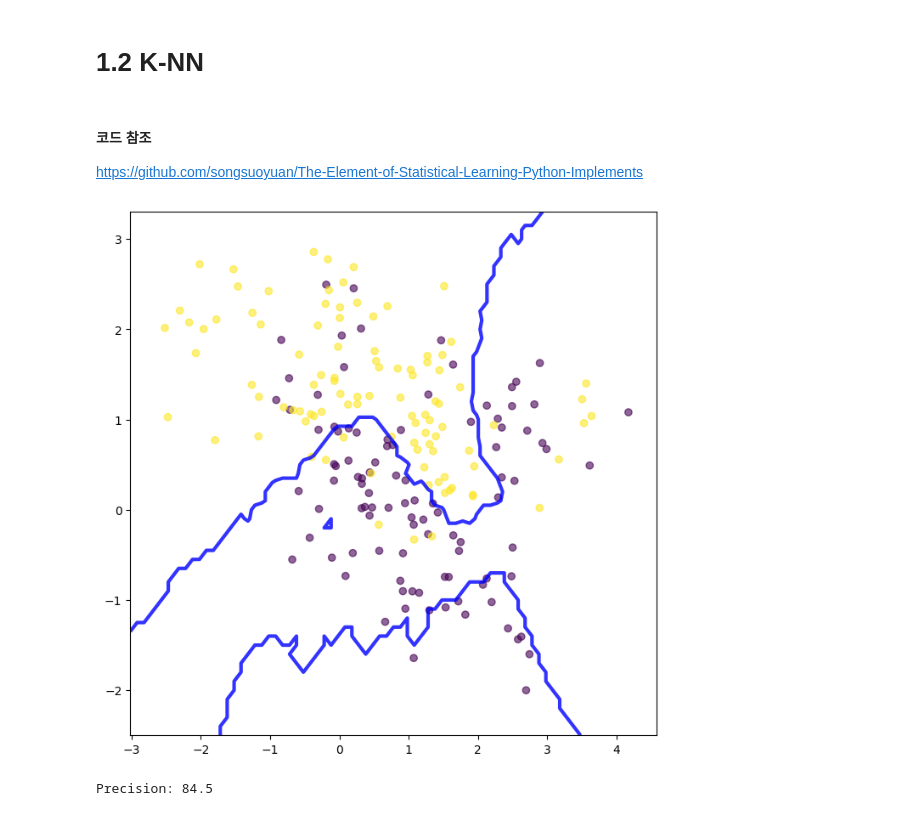
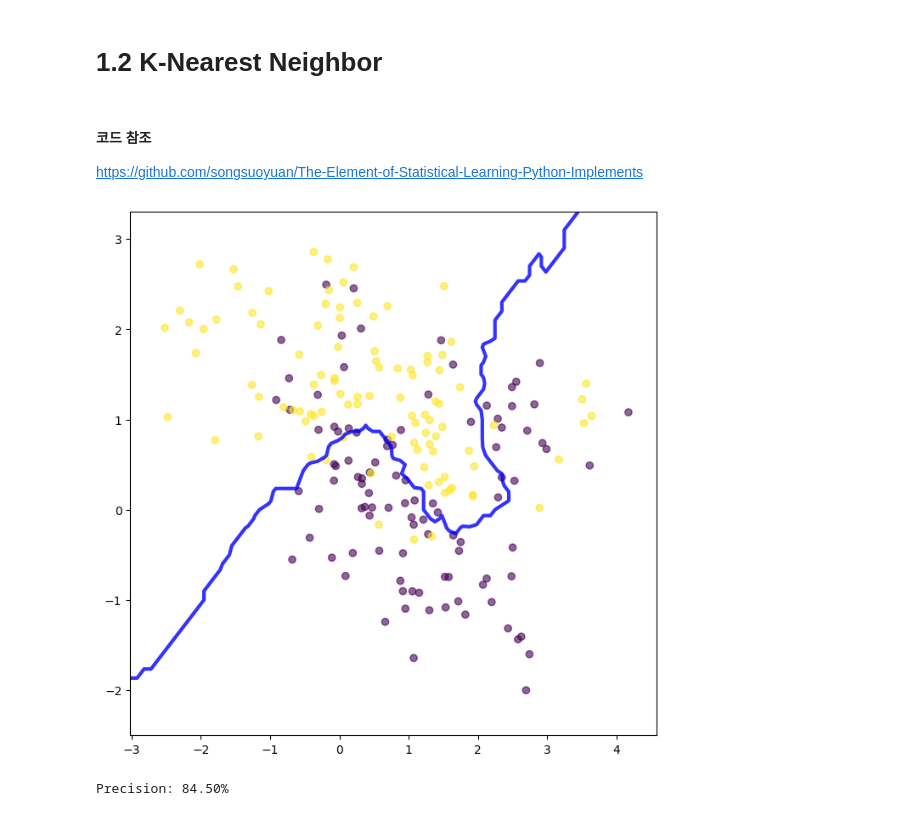
Before and after one commit to SLCFLAB/Fintech2025-2, a Jupyter notebook: Basic_day1/1_2_KNN.ipynb, the cells around one changed output. Cells and saved outputs as stored; diff of their text form; code cells hidden in the pictures.

```diff
--- a/Basic_day1/1_2_KNN.ipynb
+++ b/Basic_day1/1_2_KNN.ipynb
@@ -1,5 +5,5 @@
 # %% [markdown]
-# 1.2 K-NN
+# 1.2 K-Nearest Neighbor
 # %% [markdown]
 #### 코드 참조
 
@@ -15,16 +19,20 @@ means = np.loadtxt(data_path_url + 'means.txt')
 X = data[:,:2]
 y = data[:,2]
 # %%
-def k_nearest_neighbor(X, y, k):
+def k_nearest_neighbor(X, y, k, p=2):
     '''
     K nearest neighbor method:
         y(x) = 1 / k * (y_1 + ... + y_k)
     where y_i belongs to the k closest points to the point x
     Complexity: based on implement, brute force is O(Dn^2)
+
+    sklearn.neighbors.KNeighborsClassifier : p(float, default=2)
+    Power parameter for the Minkowski metric.
+    When p = 1, this is equivalent to using manhattan_distance (l1), and euclidean_distance (l2) for p = 2. For arbitrary p, minkowski_distance (l_p) is used.
     '''
 
     # 1) 모델 학습
-    clf = neighbors.KNeighborsRegressor(n_neighbors=k)
+    clf = neighbors.KNeighborsClassifier(n_neighbors=k, p=p)
     clf.fit(X, y)
 
     # 2) 결정 경계(decision boundary)를 그리기 위한 예측 격자 생성
@@ -49,7 +57,7 @@ def k_nearest_neighbor(X, y, k):
     acc = (preds == y).mean() * 100
     print(f'Precision: {acc:.2f}%')
 # %%
-k_nearest_neighbor(X, y, 15)
+k_nearest_neighbor(X, y, 15, p=2) # Example with p=2 for euclidian distance
 # %% [output]
-[figure, old version]
+[figure, new version]
-Precision: 84.5
+Precision: 84.50%
```
Also changed, not shown: parts of 2 cells of this notebook, 2 other files.
